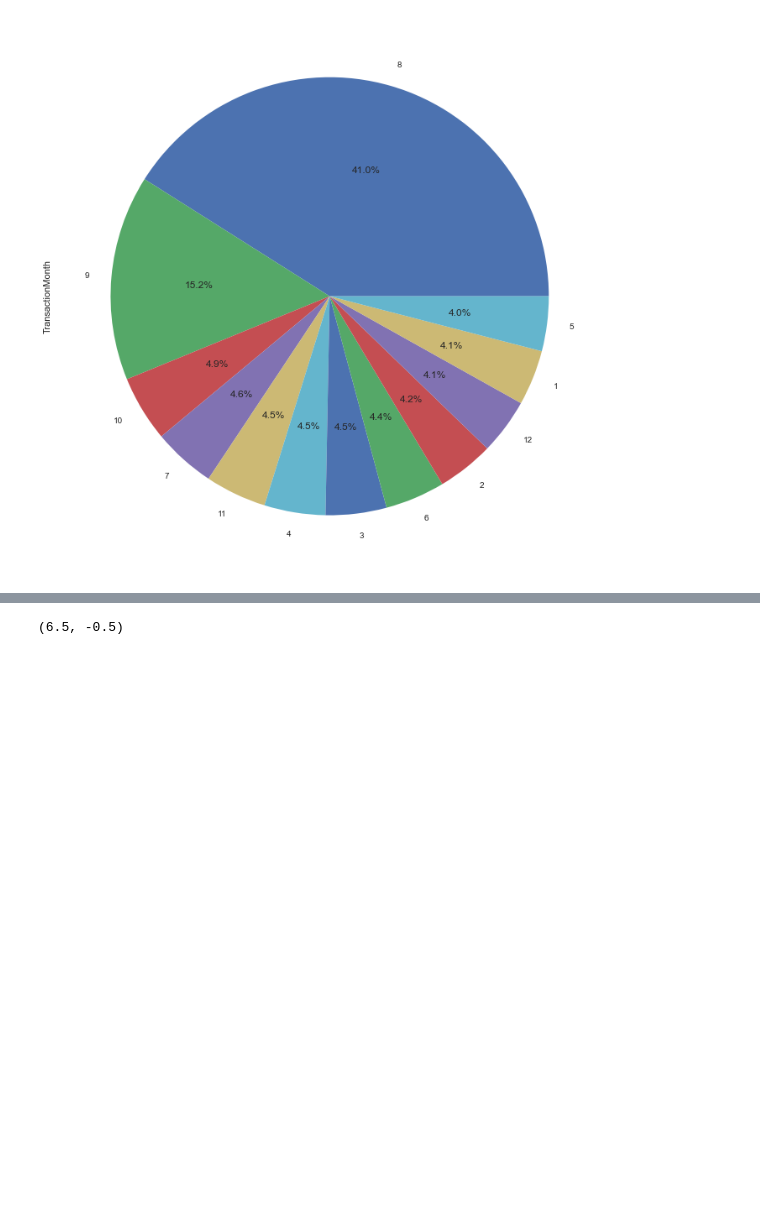
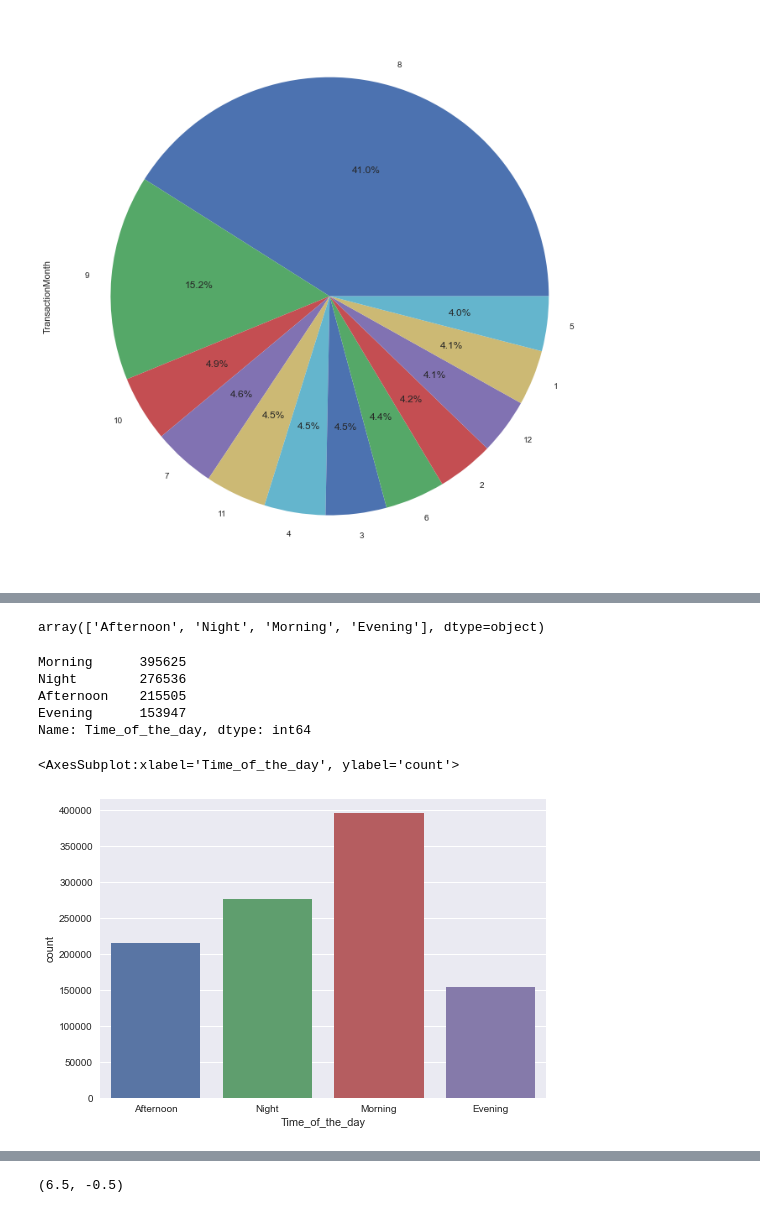
Before and after one commit to abideen-olawuwo/customer-segmentation, a Jupyter notebook: customer_segmentation.ipynb, the cells around one changed output, grey strips where cells are left out. Saved outputs shown, nothing was run; the diff lists cells and outputs as text; code cells hidden in the pictures; blank space fills up the shorter version.

```diff
--- a/customer_segmentation.ipynb
+++ b/customer_segmentation.ipynb
@@ -297,3 +282,0 @@ import datetime
-# %%
-hh=[int(datetime.datetime.fromtimestamp(i).strftime("%H")) for i in df.TransactionTime.values]
-df['hr BY hr'] = hh
@@ -322,0 +299,3 @@ df.head()
+# %%
+hh=[int(datetime.datetime.fromtimestamp(i).strftime("%H")) for i in df.TransactionTime.values]
+df['hour'] = hh
@@ -322,0 +316,17 @@ df.head()
+# %%
+df['Time_of_the_day'].unique()
+# %% [output]
+array(['Afternoon', 'Night', 'Morning', 'Evening'], dtype=object)
+# %%
+df['Time_of_the_day'].value_counts()
+# %% [output]
+Morning      395625
+Night        276536
+Afternoon    215505
+Evening      153947
+Name: Time_of_the_day, dtype: int64
+# %%
+sns.countplot(x="Time_of_the_day", data=df)
+# %% [output]
+<AxesSubplot:xlabel='Time_of_the_day', ylabel='count'>
+[figure, added]
```
Also changed, not shown: parts of 39 cells of this notebook.
